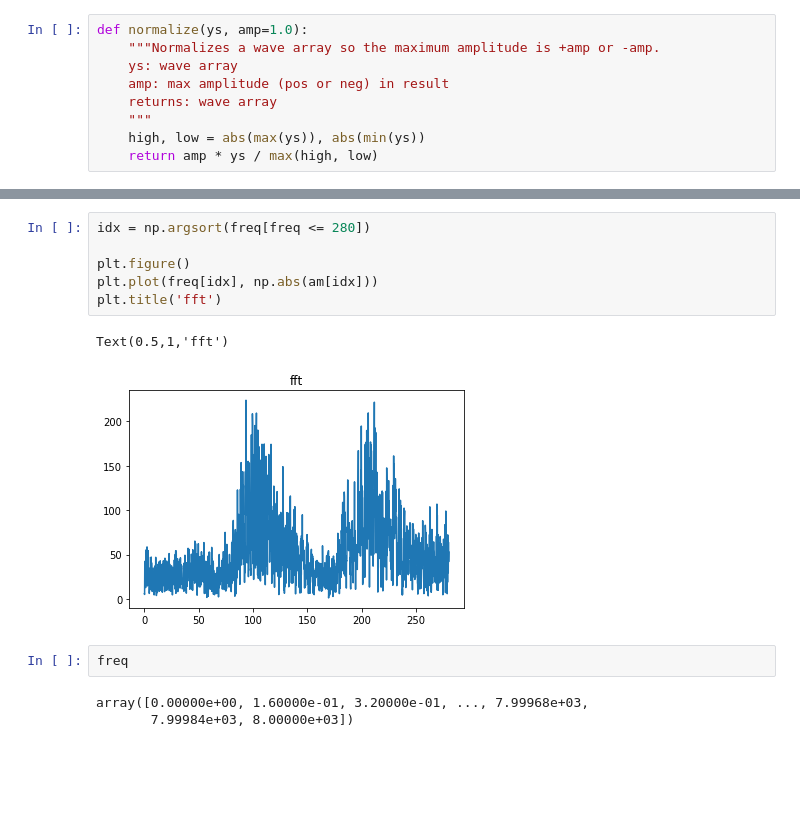
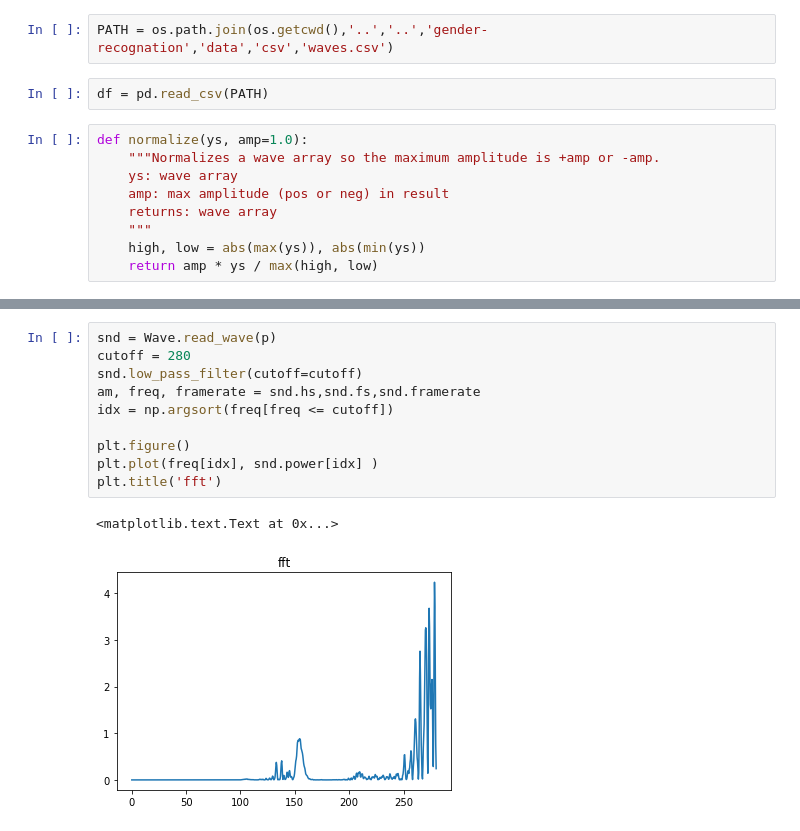
Before and after one commit to hadi-gharibi/gender-recognition-by-voice, a Jupyter notebook: explore/FE/Untitled.ipynb, the cells around one changed output, grey strips where cells are left out. Cells and saved outputs as stored; diff of their text form; blank space fills up the shorter version.

Commit message:
make statistical features from raw data

```diff
--- a/explore/FE/Untitled.ipynb
+++ b/explore/FE/Untitled.ipynb
@@ -11,3 +11,7 @@ df = pd.read_csv("E:/Projects/gender-recognition-by-voice/gender-recognation/dat
+# %%
+PATH = os.path.join(os.getcwd(),'..','..','gender-recognation','data','csv','waves.csv')
+# %%
+df = pd.read_csv(PATH)
 # %%
 def normalize(ys, amp=1.0):
     """Normalizes a wave array so the maximum amplitude is +amp or -amp.
@@ -126,14 +147,13 @@ array([-5.9285398  +0.j        ,  1.11467678 -5.03990767j,
 # %%
-idx = np.argsort(freq[freq <= 280])
+snd = Wave.read_wave(p)
+cutoff = 280
+snd.low_pass_filter(cutoff=cutoff)
+am, freq, framerate = snd.hs,snd.fs,snd.framerate
+idx = np.argsort(freq[freq <= cutoff])
 
 plt.figure()
-plt.plot(freq[idx], np.abs(am[idx]))
+plt.plot(freq[idx], snd.power[idx] )
 plt.title('fft')
 # %% [output]
-Text(0.5,1,'fft')
+<matplotlib.text.Text at 0x...>
-[figure, old version]
+[figure, new version]
-# %%
-freq
-# %% [output]
-array([0.00000e+00, 1.60000e-01, 3.20000e-01, ..., 7.99968e+03,
-       7.99984e+03, 8.00000e+03])
```
Also changed, not shown: parts of 39 cells of this notebook.
